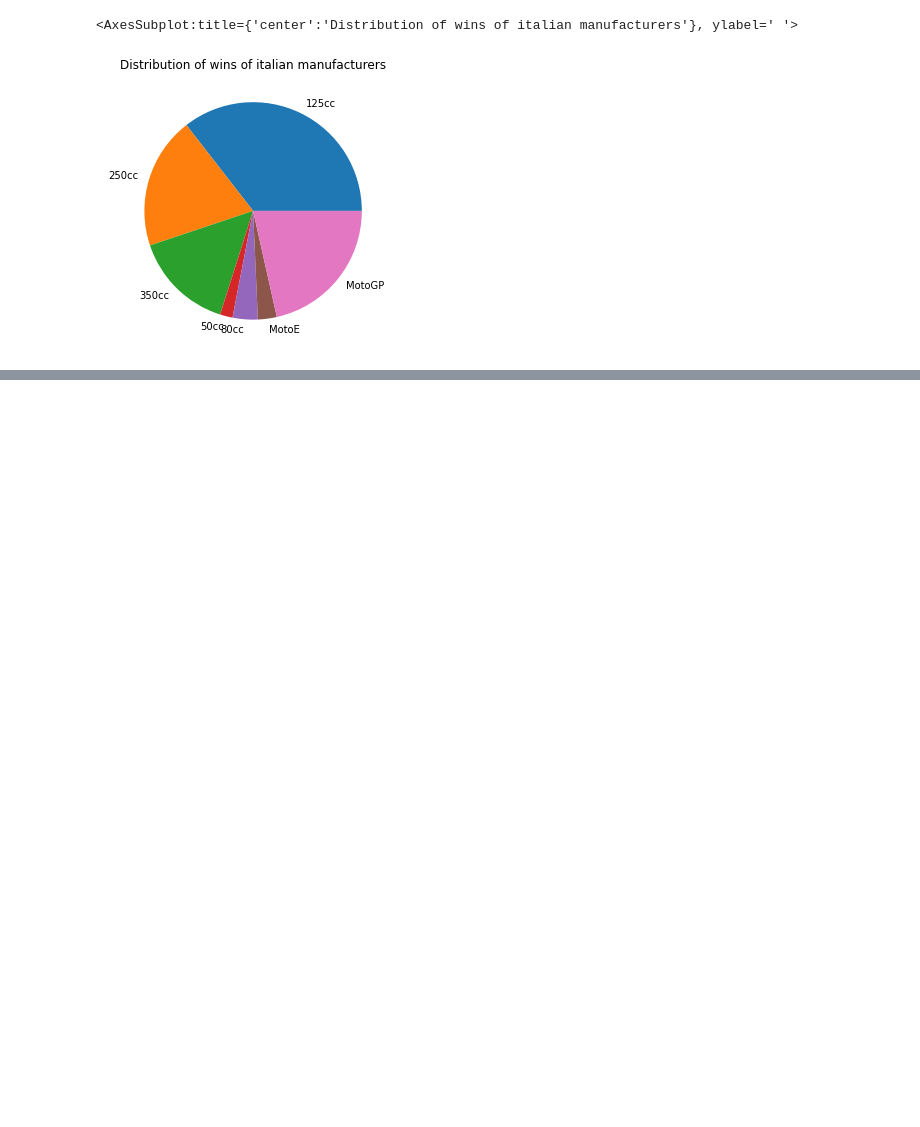
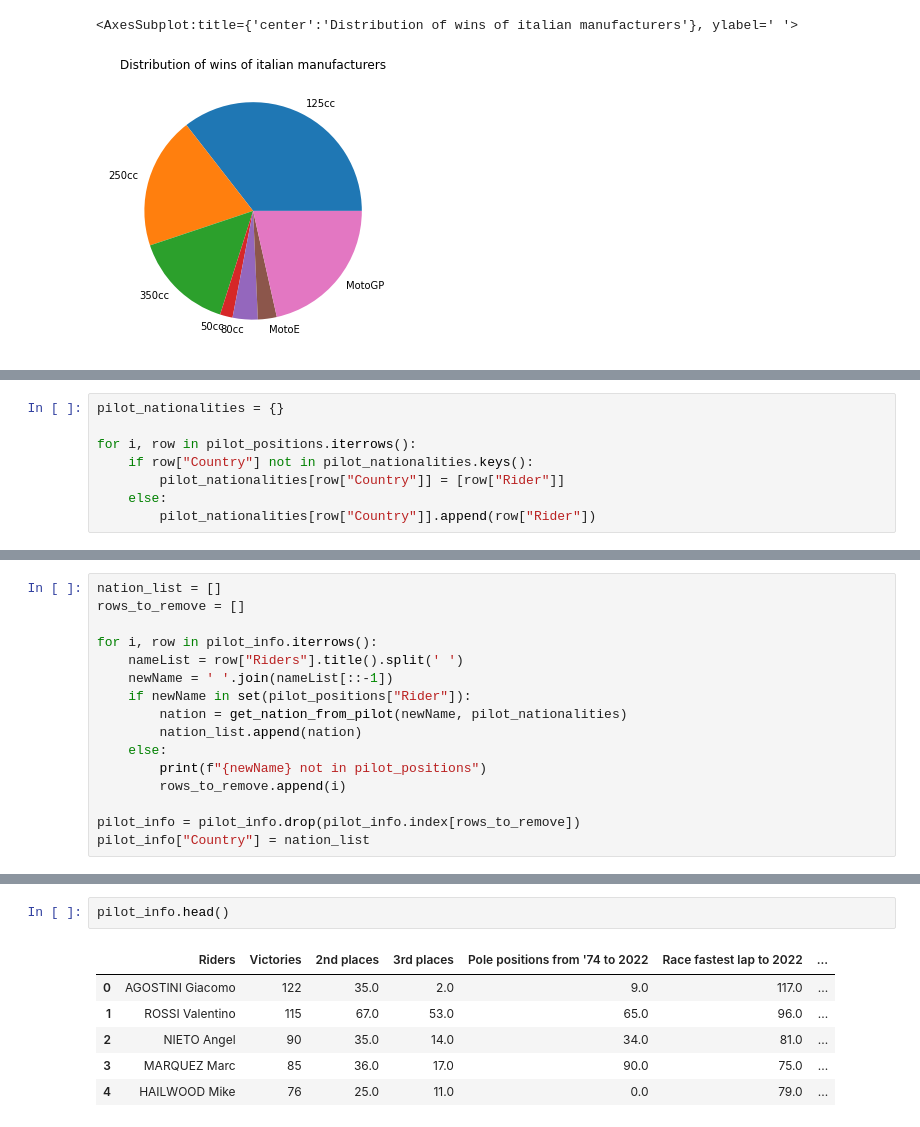
Before and after one commit to amalsalilan/which-nation-excels-in-the-MotoGP, a Jupyter notebook: Notebook.ipynb, the cells around one changed output, grey strips where cells are left out. Drawn from its saved outputs; the diff is of its cells as text; blank space fills up the shorter version.

```diff
--- a/Notebook.ipynb
+++ b/Notebook.ipynb
@@ -244,0 +316,8 @@ italian_wins.plot(kind="pie",figsize=(10,5),ylabel=" ",labels=labels, title="Dis
+# %%
+pilot_nationalities = {}
+
+for i, row in pilot_positions.iterrows():
+    if row["Country"] not in pilot_nationalities.keys():
+        pilot_nationalities[row["Country"]] = [row["Rider"]]
+    else:
+        pilot_nationalities[row["Country"]].append(row["Rider"])
@@ -244,0 +349,16 @@ italian_wins.plot(kind="pie",figsize=(10,5),ylabel=" ",labels=labels, title="Dis
+# %%
+nation_list = []
+rows_to_remove = []
+
+for i, row in pilot_info.iterrows():
+    nameList = row["Riders"].title().split(' ')
+    newName = ' '.join(nameList[::-1])
+    if newName in set(pilot_positions["Rider"]):
+        nation = get_nation_from_pilot(newName, pilot_nationalities)
+        nation_list.append(nation)
+    else:
+        print(f"{newName} not in pilot_positions")
+        rows_to_remove.append(i)
+
+pilot_info = pilot_info.drop(pilot_info.index[rows_to_remove])
+pilot_info["Country"] = nation_list
@@ -244,0 +383,9 @@ italian_wins.plot(kind="pie",figsize=(10,5),ylabel=" ",labels=labels, title="Dis
+# %%
+pilot_info.head()
+# %% [output]
+|  | Riders | Victories | 2nd places | 3rd places | Pole positions from '74 to 2022 | Race fastest lap to 2022 | ... |
+| 0 | AGOSTINI Giacomo | 122 | 35.0 | 2.0 | 9.0 | 117.0 | ... |
+| 1 | ROSSI Valentino | 115 | 67.0 | 53.0 | 65.0 | 96.0 | ... |
+| 2 | NIETO Angel | 90 | 35.0 | 14.0 | 34.0 | 81.0 | ... |
+| 3 | MARQUEZ Marc | 85 | 36.0 | 17.0 | 90.0 | 75.0 | ... |
+| 4 | HAILWOOD Mike | 76 | 25.0 | 11.0 | 0.0 | 79.0 | ... |
```
Also changed, not shown: parts of 15 cells of this notebook.
